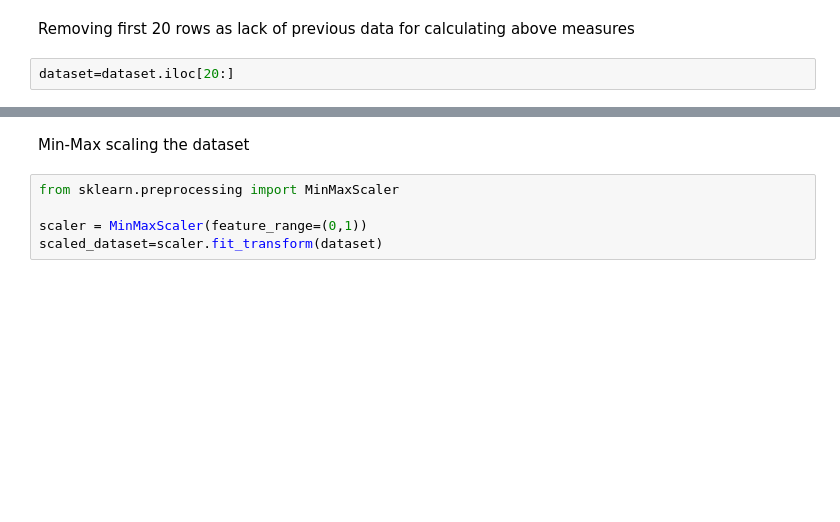
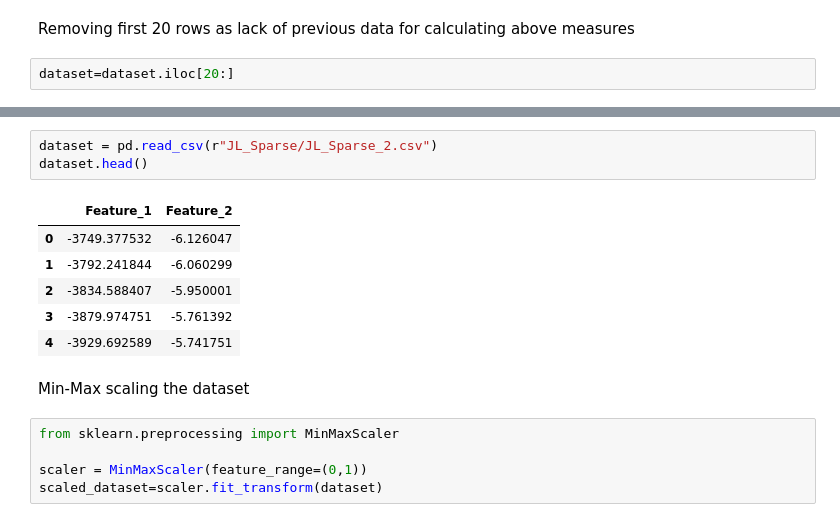
Before and after one commit to himangg/Data-Science-Project, a Jupyter notebook: stock-prediction.ipynb, the cells around one changed output, grey strips where cells are left out. Drawn from its saved outputs; the diff is of its cells as text; blank space fills up the shorter version.

```diff
--- a/stock-prediction.ipynb
+++ b/stock-prediction.ipynb
@@ -311,3 +301,13 @@ dataset.head()
+# %%
+dataset = pd.read_csv(r"JL_Sparse/JL_Sparse_2.csv")
+dataset.head()
+# %% [output]
+|  | Feature_1 | Feature_2 |
+| 0 | -3749.377532 | -6.126047 |
+| 1 | -3792.241844 | -6.060299 |
+| 2 | -3834.588407 | -5.950001 |
+| 3 | -3879.974751 | -5.761392 |
+| 4 | -3929.692589 | -5.741751 |
 # %% [markdown]
 Min-Max scaling the dataset
 # %%
```
Also changed, not shown: parts of 1 cell of this notebook, 1 other file.
